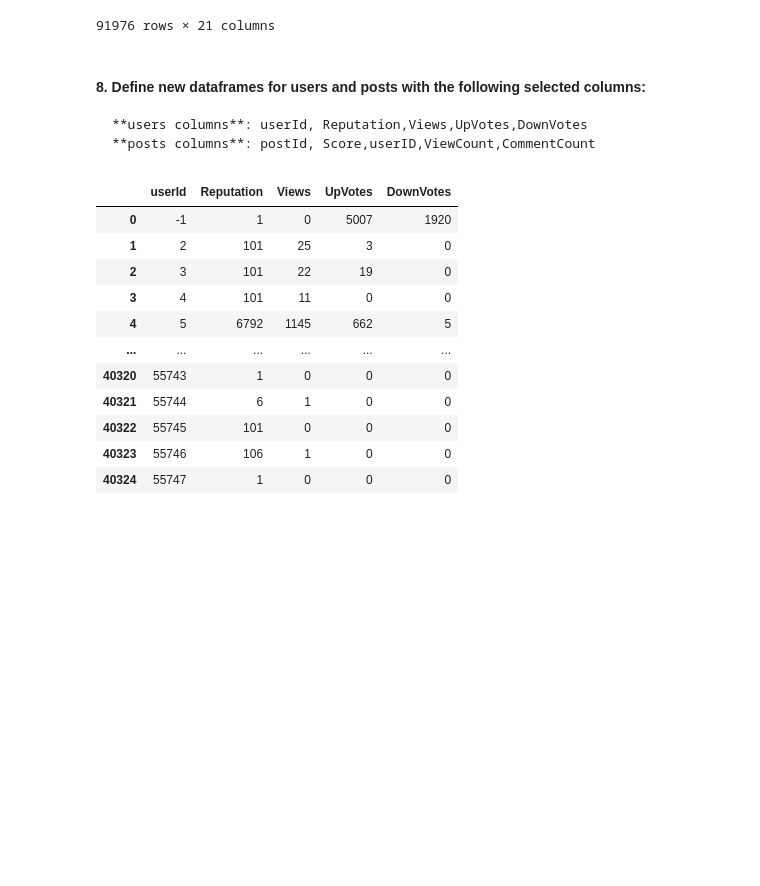
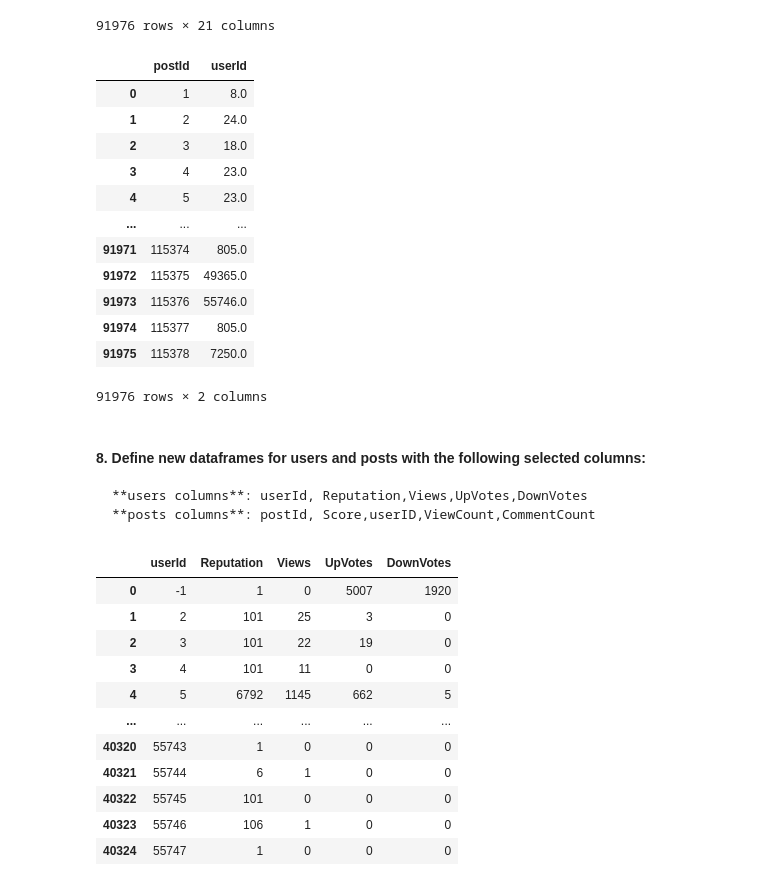
Before and after one commit to almsasantos/dataptmad1019, a Jupyter notebook: module-1/lab-data_cleaning/your-code/main.ipynb, the cells around one changed output. Drawn from its saved outputs; the diff is of its cells as text; code cells hidden in the pictures; blank space fills up the shorter version.

```diff
--- a/module-1/lab-data_cleaning/your-code/main.ipynb
+++ b/module-1/lab-data_cleaning/your-code/main.ipynb
@@ -88,6 +88,24 @@ display(posts)
 | 91974 | 115377 | 2 | NaN | 2014-09-14 02:03:28 | 0 | NaN | <p>As a practical answer to the r... | 805.0 | ... |
 | 91975 | 115378 | 2 | NaN | 2014-09-14 02:09:23 | 0 | NaN | <p>Decision trees are notoriously... | 7250.0 | ... |
 91976 rows × 21 columns
+# %%
+# I decided to add this cell because I couldn't see the column userId,
+# just to make sure both had their name changed.
+posts[['postId', 'userId']]
+# %% [output]
+|  | postId | userId |
+| 0 | 1 | 8.0 |
+| 1 | 2 | 24.0 |
+| 2 | 3 | 18.0 |
+| 3 | 4 | 23.0 |
+| 4 | 5 | 23.0 |
+| ... | ... | ... |
+| 91971 | 115374 | 805.0 |
+| 91972 | 115375 | 49365.0 |
+| 91973 | 115376 | 55746.0 |
+| 91974 | 115377 | 805.0 |
+| 91975 | 115378 | 7250.0 |
+91976 rows × 2 columns
 # %% [markdown]
 #### 8. Define new dataframes for users and posts with the following selected columns:
     **users columns**: userId, Reputation,Views,UpVotes,DownVotes
```
Also changed, not shown: parts of 5 cells of this notebook.
